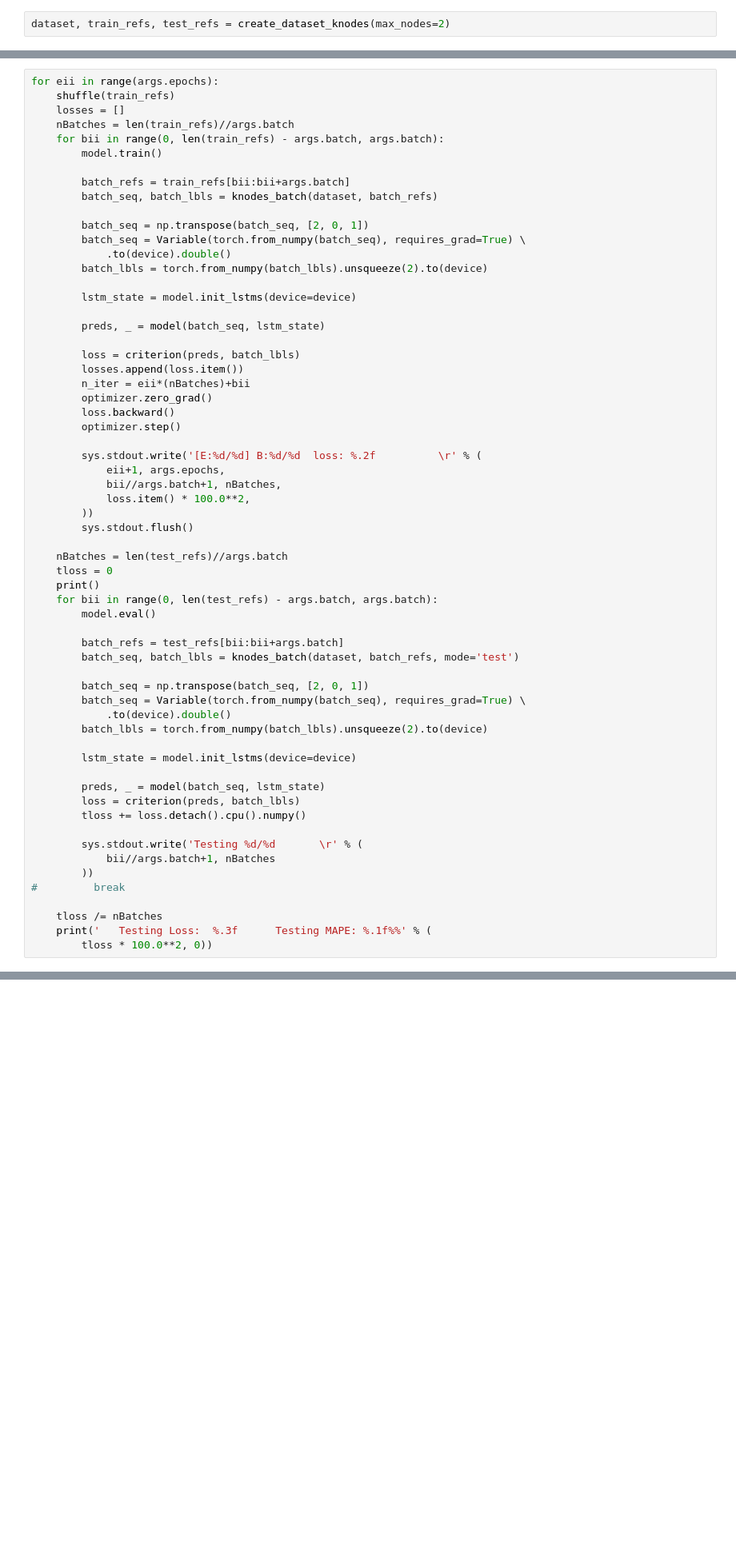
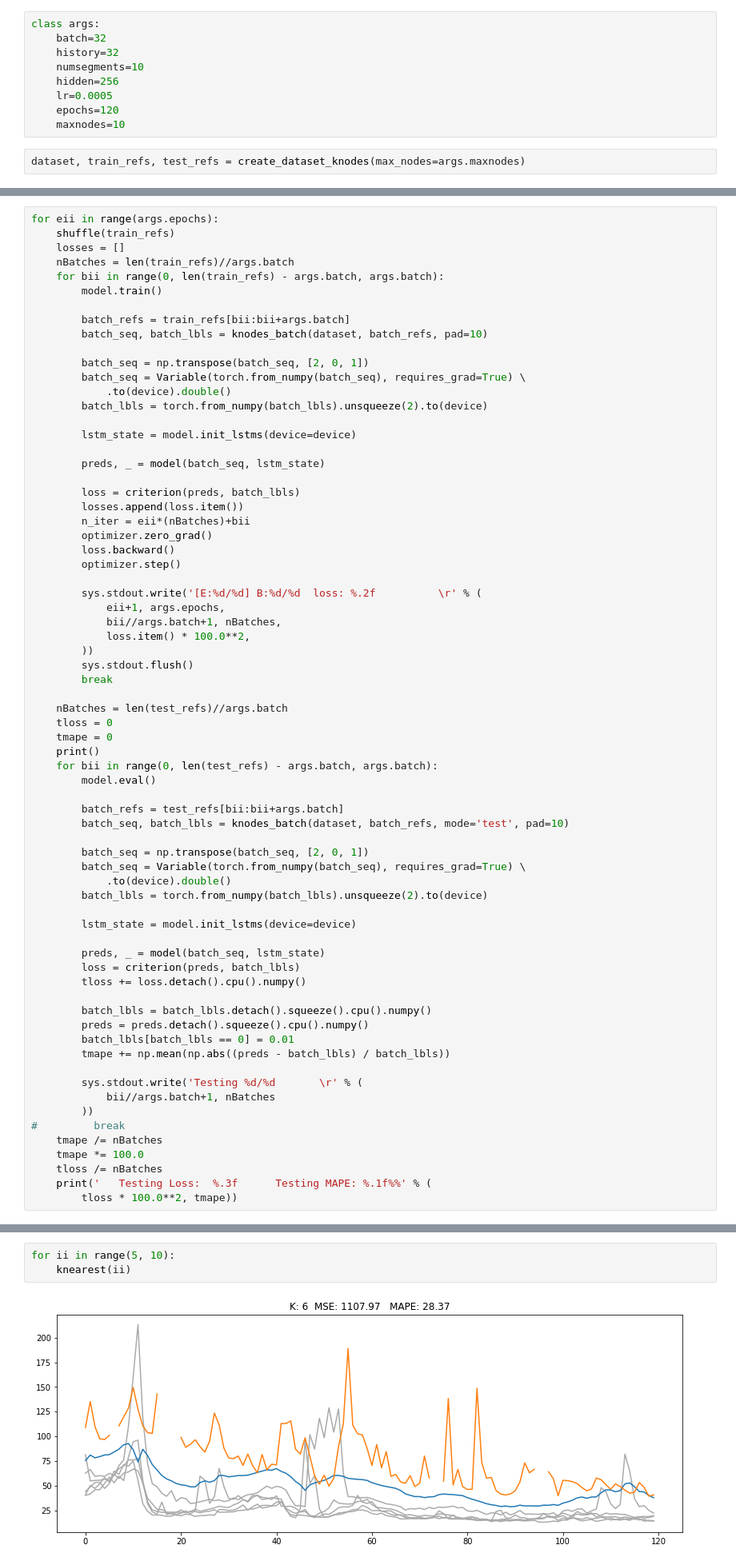
Before and after one commit to ankitbha/hidden_hotspots, a Jupyter notebook: KNN V1.ipynb, the cells around one changed output, grey strips where cells are left out. Shown: that part at 80% size. Cells and saved outputs as stored; diff of their text form; blank space fills up the shorter version.

```diff
--- a/KNN V1.ipynb
+++ b/KNN V1.ipynb
@@ -24,5 +24,14 @@ import matplotlib.pyplot as plt
 from datasets import *
 # %%
 from nets import *
+# %%
+class args:
+    batch=32
+    history=32
+    numsegments=10
+    hidden=256
+    lr=0.0005
+    epochs=120
+    maxnodes=10
 # %%
-dataset, train_refs, test_refs = create_dataset_knodes(max_nodes=2)
+dataset, train_refs, test_refs = create_dataset_knodes(max_nodes=args.maxnodes)
@@ -57,7 +58,7 @@ for eii in range(args.epochs):
         model.train()
 
         batch_refs = train_refs[bii:bii+args.batch]
-        batch_seq, batch_lbls = knodes_batch(dataset, batch_refs)
+        batch_seq, batch_lbls = knodes_batch(dataset, batch_refs, pad=10)
 
         batch_seq = np.transpose(batch_seq, [2, 0, 1])
         batch_seq = Variable(torch.from_numpy(batch_seq), requires_grad=True) \
@@ -81,15 +82,17 @@ for eii in range(args.epochs):
             loss.item() * 100.0**2,
         ))
         sys.stdout.flush()
+        break
 
     nBatches = len(test_refs)//args.batch
     tloss = 0
+    tmape = 0
     print()
     for bii in range(0, len(test_refs) - args.batch, args.batch):
         model.eval()
 
         batch_refs = test_refs[bii:bii+args.batch]
-        batch_seq, batch_lbls = knodes_batch(dataset, batch_refs, mode='test')
+        batch_seq, batch_lbls = knodes_batch(dataset, batch_refs, mode='test', pad=10)
 
         batch_seq = np.transpose(batch_seq, [2, 0, 1])
         batch_seq = Variable(torch.from_numpy(batch_seq), requires_grad=True) \
@@ -102,12 +105,18 @@ for eii in range(args.epochs):
         loss = criterion(preds, batch_lbls)
         tloss += loss.detach().cpu().numpy()
 
+        batch_lbls = batch_lbls.detach().squeeze().cpu().numpy()
+        preds = preds.detach().squeeze().cpu().numpy()
+        batch_lbls[batch_lbls == 0] = 0.01
+        tmape += np.mean(np.abs((preds - batch_lbls) / batch_lbls))
+
         sys.stdout.write('Testing %d/%d       \r' % (
             bii//args.batch+1, nBatches
         ))
 #         break
-
+    tmape /= nBatches
+    tmape *= 100.0
     tloss /= nBatches
     print('   Testing Loss:  %.3f      Testing MAPE: %.1f%%' % (
-        tloss * 100.0**2, 0))
+        tloss * 100.0**2, tmape))
 # %% [output]
@@ -118,0 +193,5 @@ for eii in range(args.epochs):
+# %%
+for ii in range(5, 10):
+    knearest(ii)
+# %% [output]
+[figure, added]
```
Also changed, not shown: parts of 4 cells of this notebook, 6 other files.
